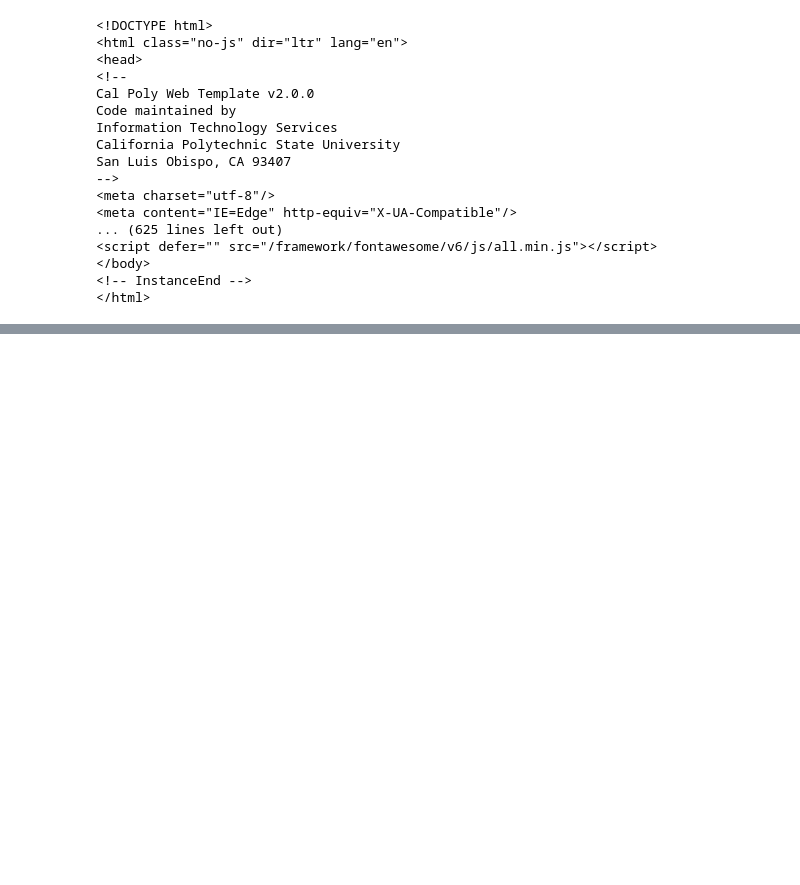
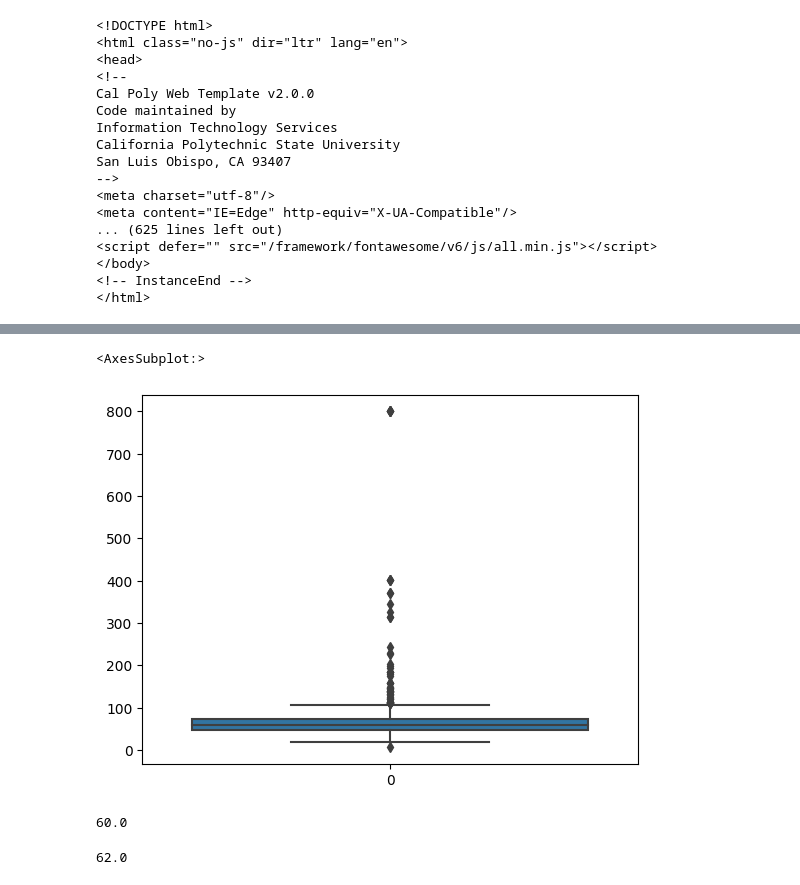
Before and after one commit to nalini25s/Data-Analytics, a Jupyter notebook: Python/Numpy and Pandas.ipynb, the cells around one changed output, grey strips where cells are left out. Saved outputs shown, nothing was run; the diff lists cells and outputs as text; code cells hidden in the pictures; blank space fills up the shorter version.

```diff
--- a/Python/Numpy and Pandas.ipynb
+++ b/Python/Numpy and Pandas.ipynb
@@ -168,0 +434,15 @@ San Luis Obispo, CA 93407
+# %%
+sns.boxplot(finaldata["Cr"])
+# %% [output]
+<AxesSubplot:>
+[figure, added]
+# %%
+maxol = finaldata["Cr"].quantile(0.50)
+maxol
+# %% [output]
+60.0
+# %%
+maxol = finaldata["Cr"].quantile(0.555)
+maxol
+# %% [output]
+62.0
```
Also changed, not shown: parts of 60 cells of this notebook.
